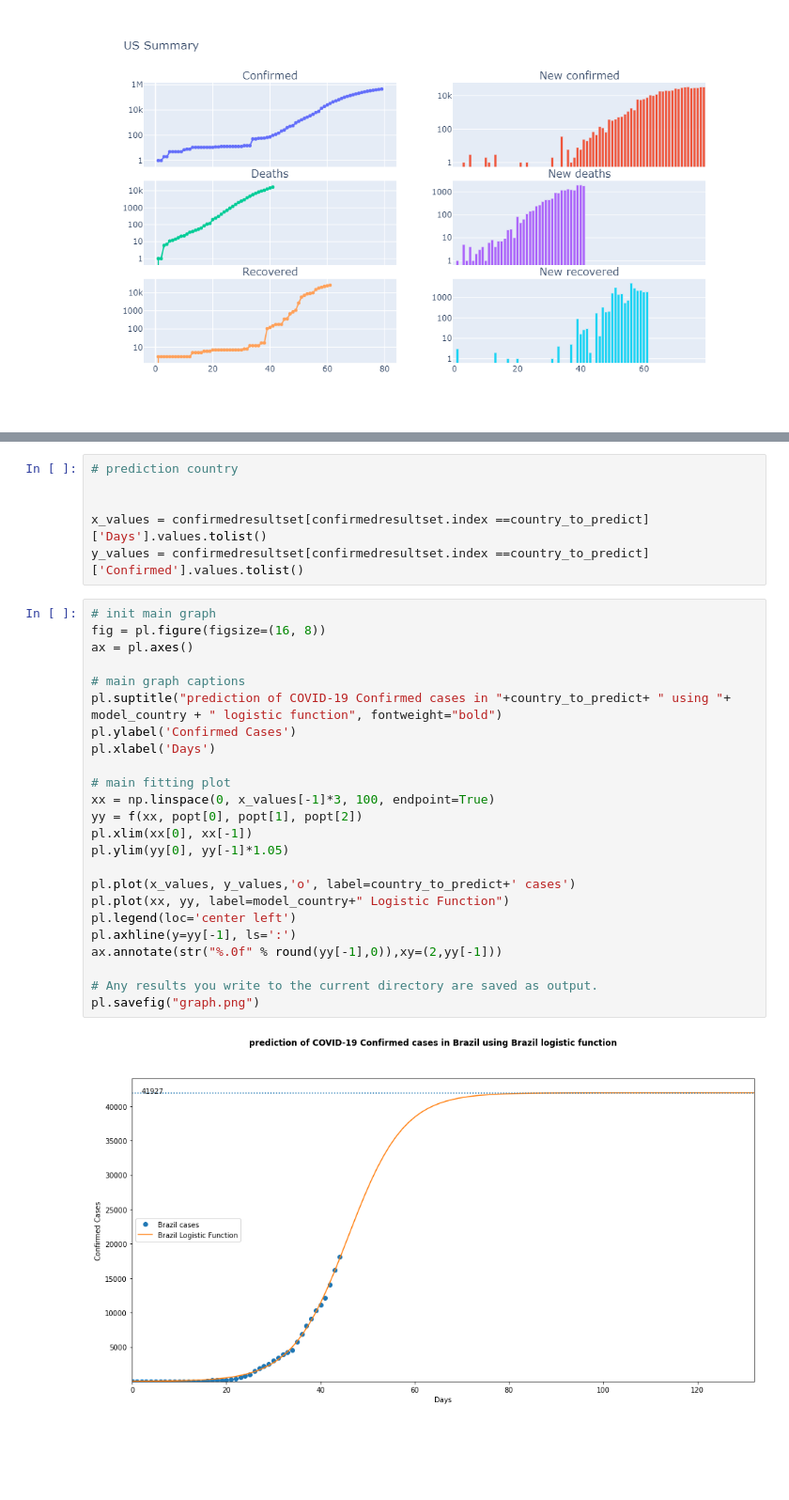
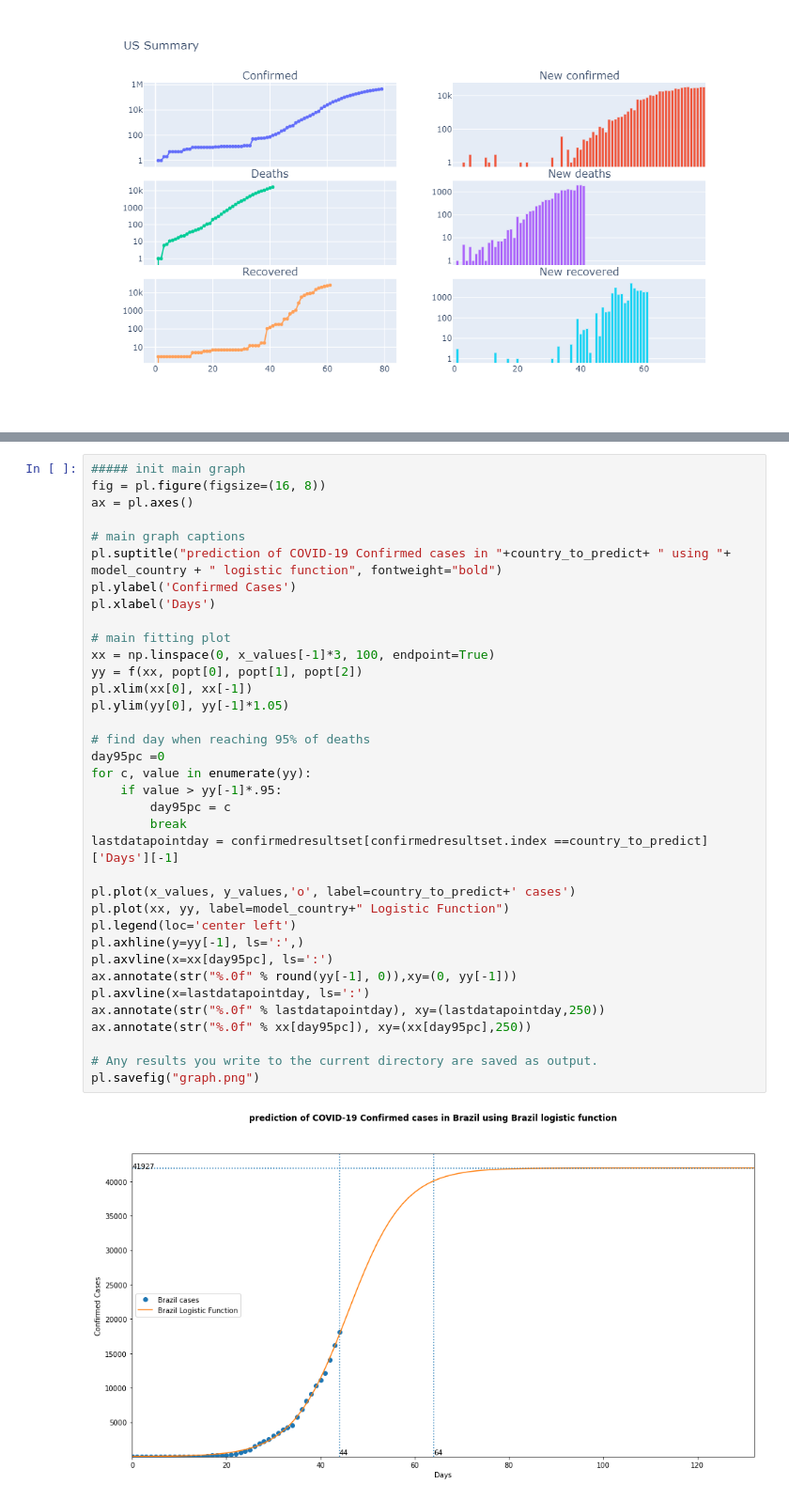
Before and after one commit to lozass/covid-19-analysis, a Jupyter notebook: Covid-19-analysis.ipynb, the cells around one changed output, grey strips where cells are left out. Shown at 94% size. Drawn from its saved outputs; the diff is of its cells as text; blank space fills up the shorter version.

Commit message:
add vertical and horizontal lines to prediction graphic

```diff
--- a/Covid-19-analysis.ipynb
+++ b/Covid-19-analysis.ipynb
@@ -515,35 +519,41 @@ K: 41927.062738015935, P0: 18.2723206071528, r: 0.16879708473099825
-# %%
-# prediction country
-
-
-x_values = confirmedresultset[confirmedresultset.index ==country_to_predict]['Days'].values.tolist()
-y_values = confirmedresultset[confirmedresultset.index ==country_to_predict]['Confirmed'].values.tolist()
 # %%
-# init main graph
+##### init main graph
 fig = pl.figure(figsize=(16, 8))
 ax = pl.axes()
 
 # main graph captions
 pl.suptitle("prediction of COVID-19 Confirmed cases in "+country_to_predict+ " using "+ model_country + " logistic function", fontweight="bold")
 pl.ylabel('Confirmed Cases')
 pl.xlabel('Days')
 
 # main fitting plot
 xx = np.linspace(0, x_values[-1]*3, 100, endpoint=True)
 yy = f(xx, popt[0], popt[1], popt[2])
 pl.xlim(xx[0], xx[-1])
 pl.ylim(yy[0], yy[-1]*1.05)
 
+# find day when reaching 95% of deaths
+day95pc =0
+for c, value in enumerate(yy):
+    if value > yy[-1]*.95:
+        day95pc = c
+        break
+lastdatapointday = confirmedresultset[confirmedresultset.index ==country_to_predict]['Days'][-1]
+
 pl.plot(x_values, y_values,'o', label=country_to_predict+' cases')
 pl.plot(xx, yy, label=model_country+" Logistic Function")
 pl.legend(loc='center left')
-pl.axhline(y=yy[-1], ls=':')
-ax.annotate(str("%.0f" % round(yy[-1],0)),xy=(2,yy[-1]))
+pl.axhline(y=yy[-1], ls=':',)
+pl.axvline(x=xx[day95pc], ls=':')
+ax.annotate(str("%.0f" % round(yy[-1], 0)),xy=(0, yy[-1]))
+pl.axvline(x=lastdatapointday, ls=':')
+ax.annotate(str("%.0f" % lastdatapointday), xy=(lastdatapointday,250))
+ax.annotate(str("%.0f" % xx[day95pc]), xy=(xx[day95pc],250))
 
 # Any results you write to the current directory are saved as output.
 pl.savefig("graph.png")
 # %% [output]
-[figure, old version]
+[figure, new version]
 # %%
 # init main graph
 fig = pl.figure(figsize=(16, 8))
```
Also changed, not shown: parts of 4 cells of this notebook.
